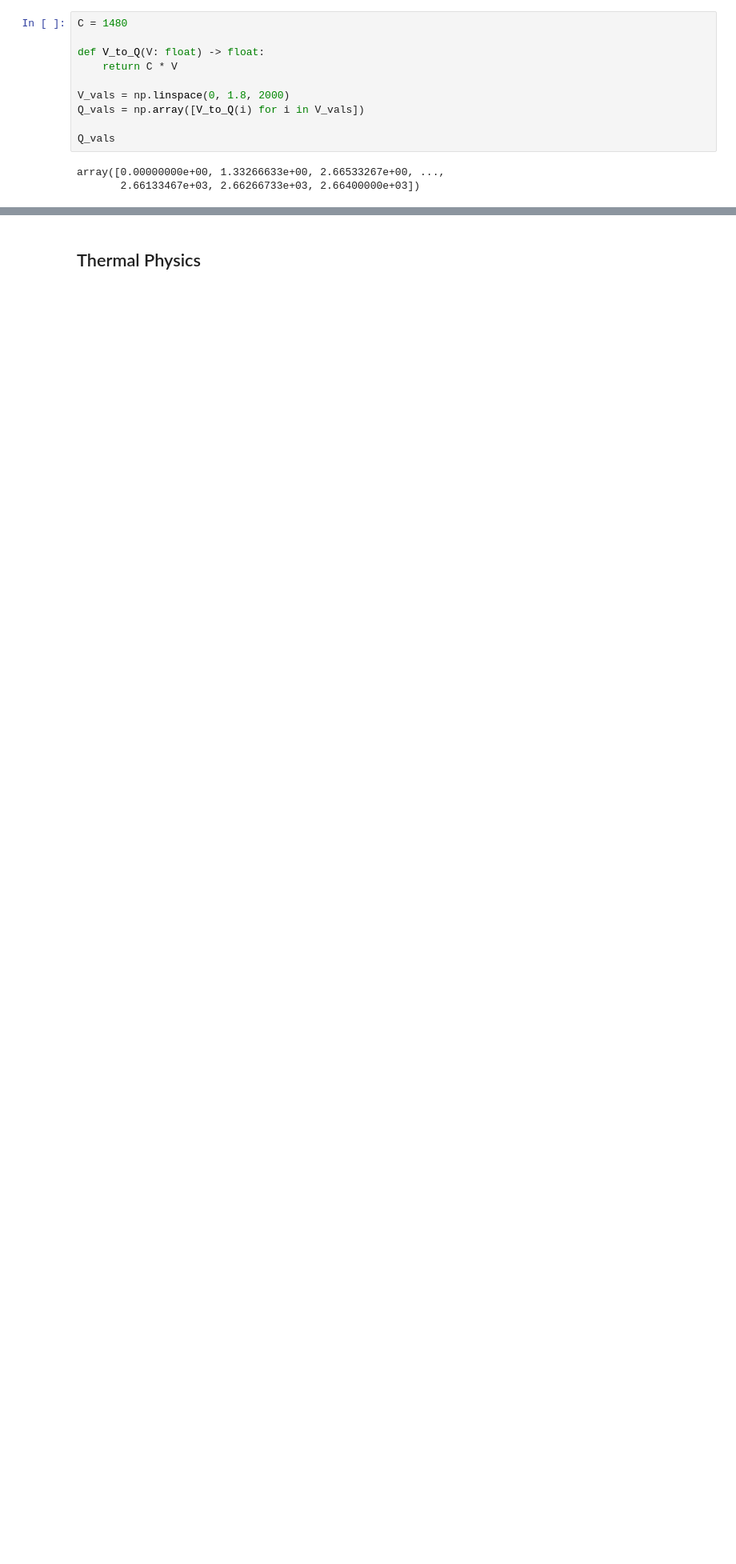
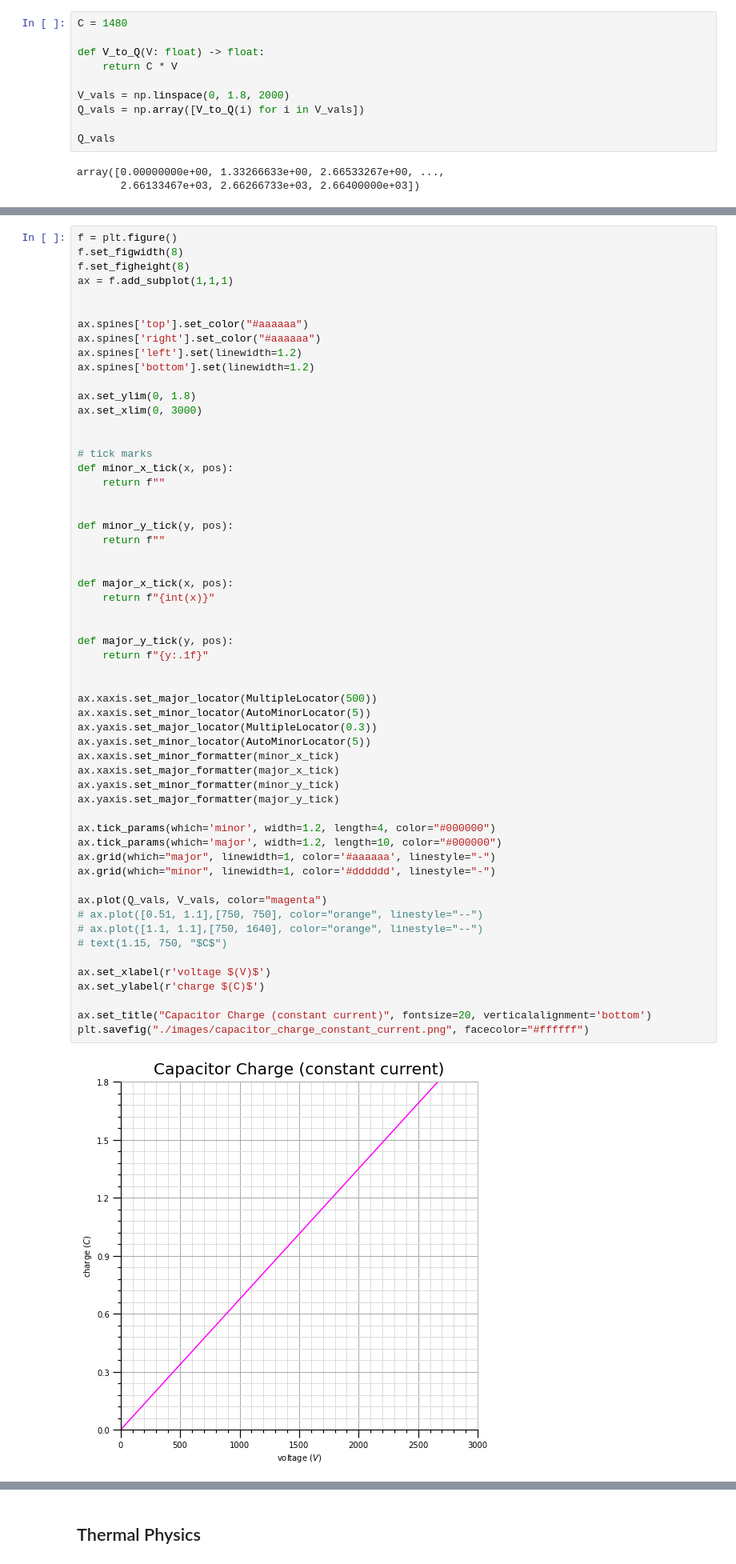
Before and after one commit to alexander-neville/docs, a Jupyter notebook: physics/calculations.ipynb, the cells around one changed output, grey strips where cells are left out. Shown at 80% size. Cells and saved outputs as stored; diff of their text form; blank space fills up the shorter version.

```diff
--- a/physics/calculations.ipynb
+++ b/physics/calculations.ipynb
@@ -649,3 +651,62 @@ plt.savefig("./images/capacitor_charge_constant_current.png", facecolor="#ffffff
+# %%
+f = plt.figure()
+f.set_figwidth(8)
+f.set_figheight(8)
+ax = f.add_subplot(1,1,1)
+
+
+ax.spines['top'].set_color("#aaaaaa")
+ax.spines['right'].set_color("#aaaaaa")
+ax.spines['left'].set(linewidth=1.2)
+ax.spines['bottom'].set(linewidth=1.2)
+
+ax.set_ylim(0, 1.8)
+ax.set_xlim(0, 3000)
+
+
+# tick marks
+def minor_x_tick(x, pos):
+    return f""
+
+
+def minor_y_tick(y, pos):
+    return f""
+
+
+def major_x_tick(x, pos):
+    return f"{int(x)}"
+
+
+def major_y_tick(y, pos):
+    return f"{y:.1f}"
+
+
+ax.xaxis.set_major_locator(MultipleLocator(500))
+ax.xaxis.set_minor_locator(AutoMinorLocator(5))
+ax.yaxis.set_major_locator(MultipleLocator(0.3))
+ax.yaxis.set_minor_locator(AutoMinorLocator(5))
+ax.xaxis.set_minor_formatter(minor_x_tick)
+ax.xaxis.set_major_formatter(major_x_tick)
+ax.yaxis.set_minor_formatter(minor_y_tick)
+ax.yaxis.set_major_formatter(major_y_tick)
+
+ax.tick_params(which='minor', width=1.2, length=4, color="#000000")
+ax.tick_params(which='major', width=1.2, length=10, color="#000000")
+ax.grid(which="major", linewidth=1, color='#aaaaaa', linestyle="-")
+ax.grid(which="minor", linewidth=1, color='#dddddd', linestyle="-")
+
+ax.plot(Q_vals, V_vals, color="magenta")
+# ax.plot([0.51, 1.1],[750, 750], color="orange", linestyle="--")
+# ax.plot([1.1, 1.1],[750, 1640], color="orange", linestyle="--")
+# text(1.15, 750, "$C$")
+
+ax.set_xlabel(r'voltage $(V)$')
+ax.set_ylabel(r'charge $(C)$')
+
+ax.set_title("Capacitor Charge (constant current)", fontsize=20, verticalalignment='bottom')
+plt.savefig("./images/capacitor_charge_constant_current.png", facecolor="#ffffff")
+# %% [output]
+[figure, added]
 # %%
 def import_data(path):
     """Load data from csv file into 2d array and return to call site"""
```
Also changed, not shown: parts of 2 cells of this notebook, 12 other files.
